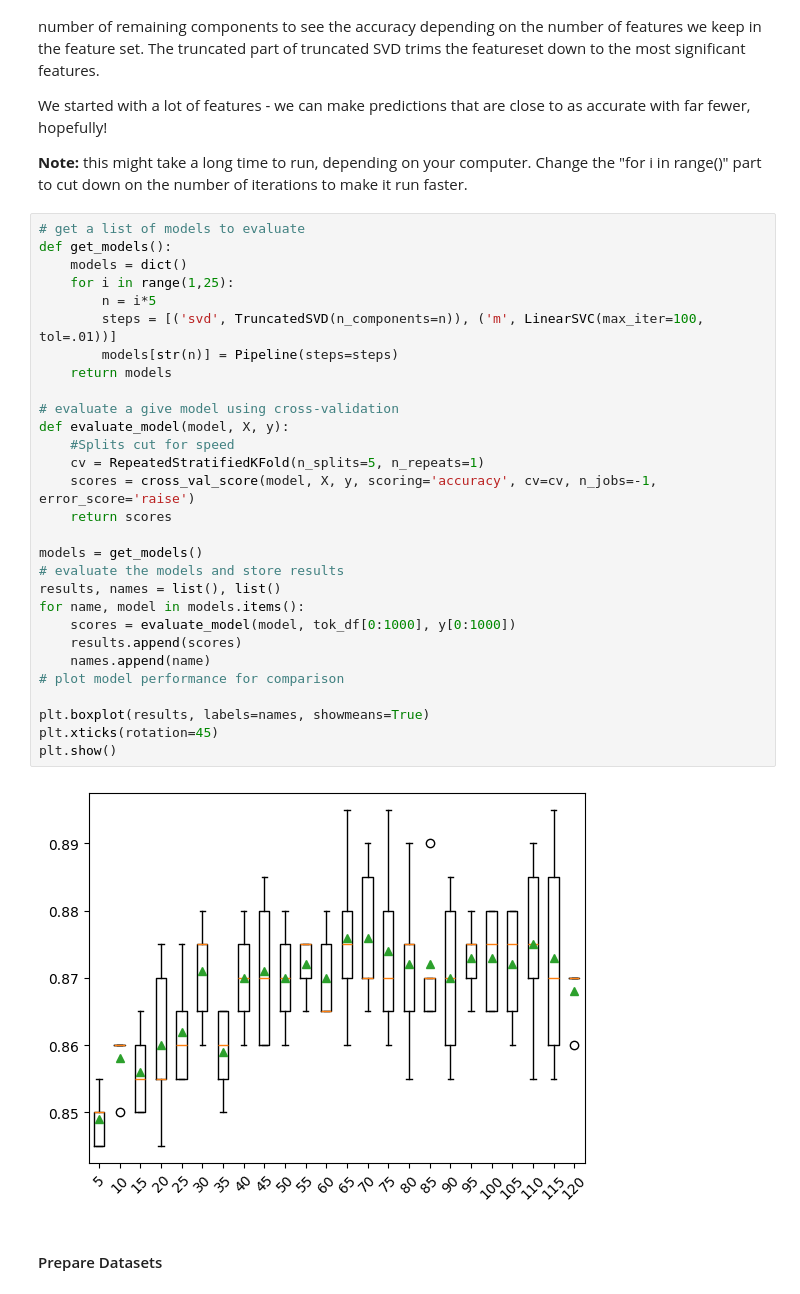
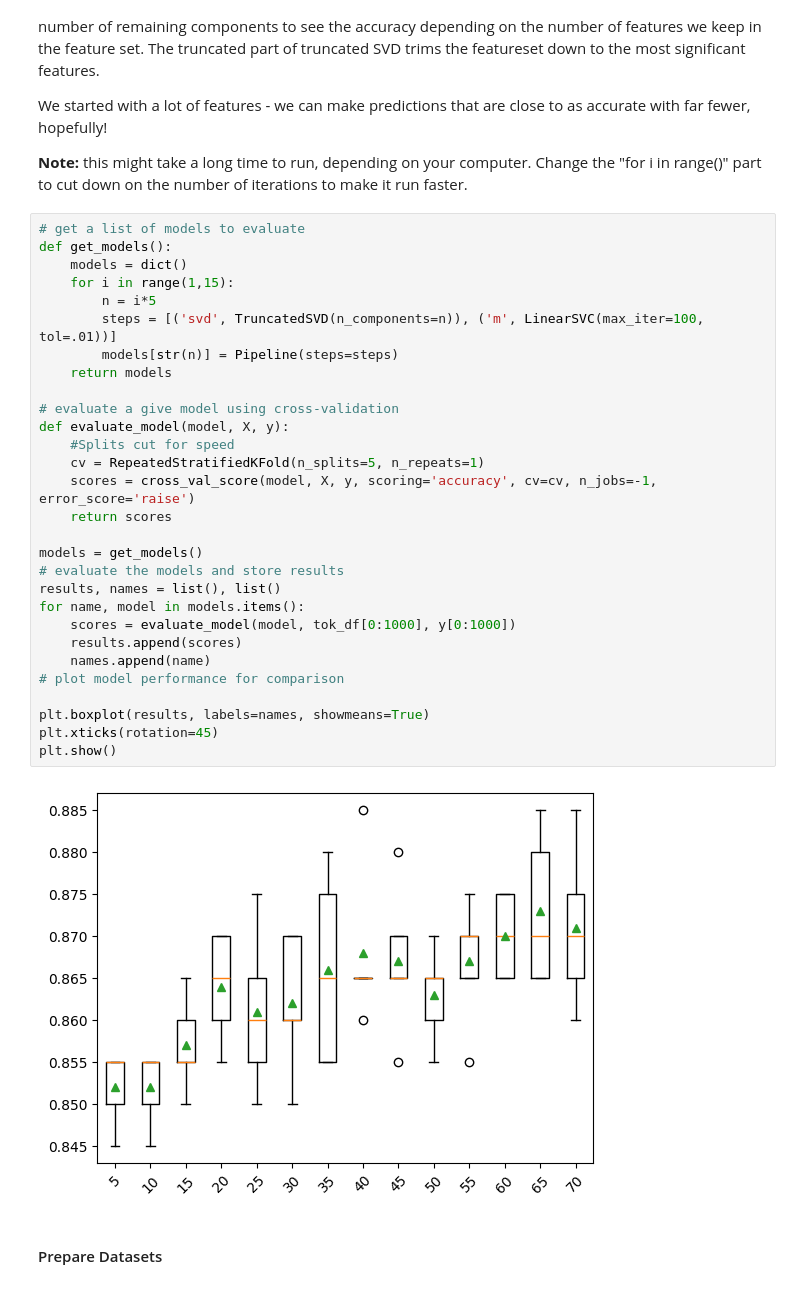
Before and after one commit to AkeemSemperDataScience/Intro_to_Machine_Learning_Students, a Jupyter notebook: 012_nlp_part_2_sol.ipynb, the cells around one changed output. Cells and saved outputs as stored; diff of their text form.

```diff
--- a/012_nlp_part_2_sol.ipynb
+++ b/012_nlp_part_2_sol.ipynb
@@ -98,34 +98,34 @@ We started with a lot of features - we can make predictions that are close to as
 # %%
 # get a list of models to evaluate
 def get_models():
 	models = dict()
-	for i in range(1,25):
+	for i in range(1,15):
 		n = i*5
 		steps = [('svd', TruncatedSVD(n_components=n)), ('m', LinearSVC(max_iter=100, tol=.01))]
 		models[str(n)] = Pipeline(steps=steps)
 	return models
 
 # evaluate a give model using cross-validation
 def evaluate_model(model, X, y):
 	#Splits cut for speed
 	cv = RepeatedStratifiedKFold(n_splits=5, n_repeats=1)
 	scores = cross_val_score(model, X, y, scoring='accuracy', cv=cv, n_jobs=-1, error_score='raise')
 	return scores
 
 models = get_models()
 # evaluate the models and store results
 results, names = list(), list()
 for name, model in models.items():
 	scores = evaluate_model(model, tok_df[0:1000], y[0:1000])
 	results.append(scores)
 	names.append(name)
 # plot model performance for comparison
 
 plt.boxplot(results, labels=names, showmeans=True)
 plt.xticks(rotation=45)
 plt.show()
 # %% [output]
-[figure, old version]
+[figure, new version]
 # %% [markdown]
 #### Prepare Datasets
 # %%
```
Also changed, not shown: parts of 18 cells of this notebook, 5 other files.
